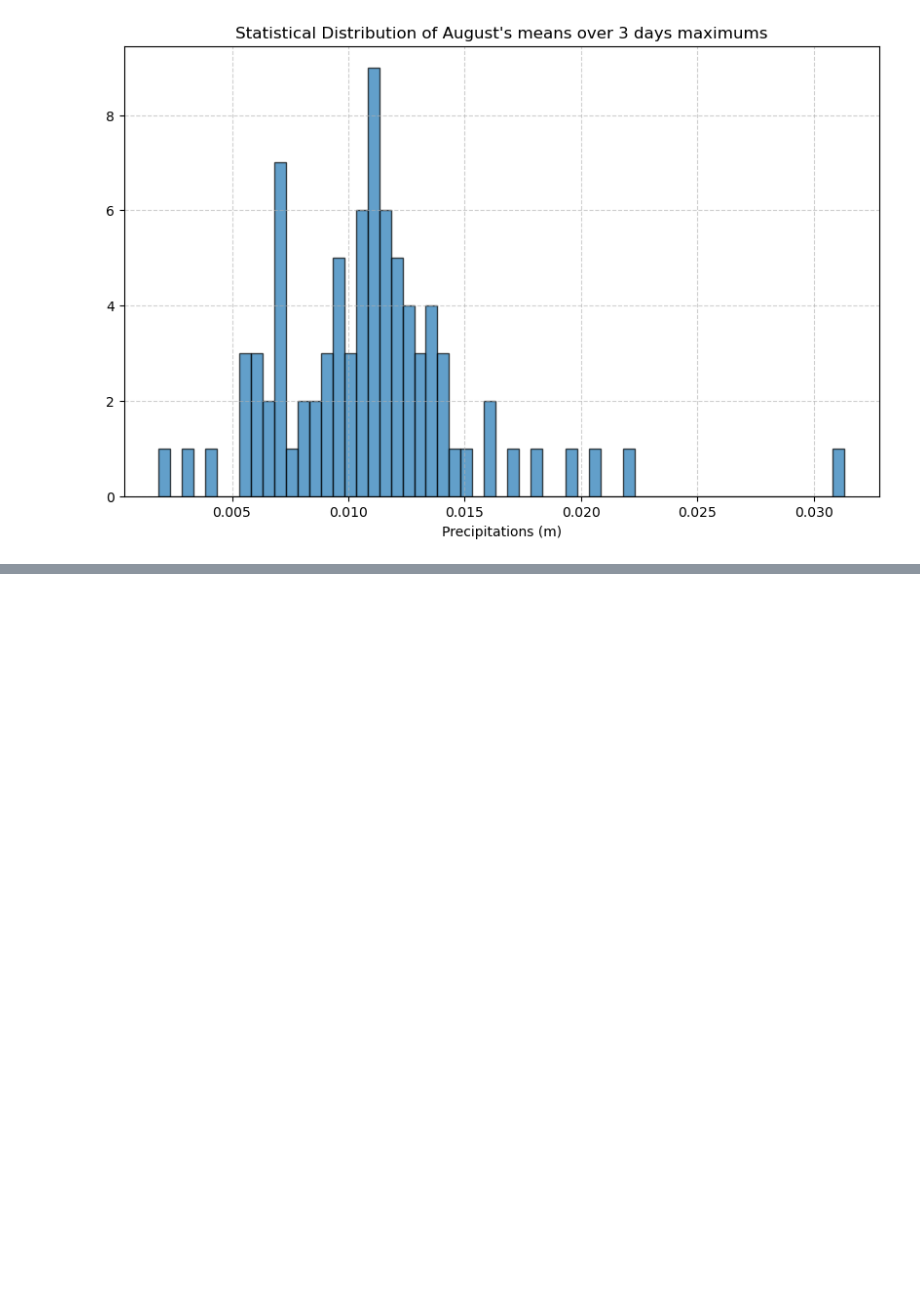
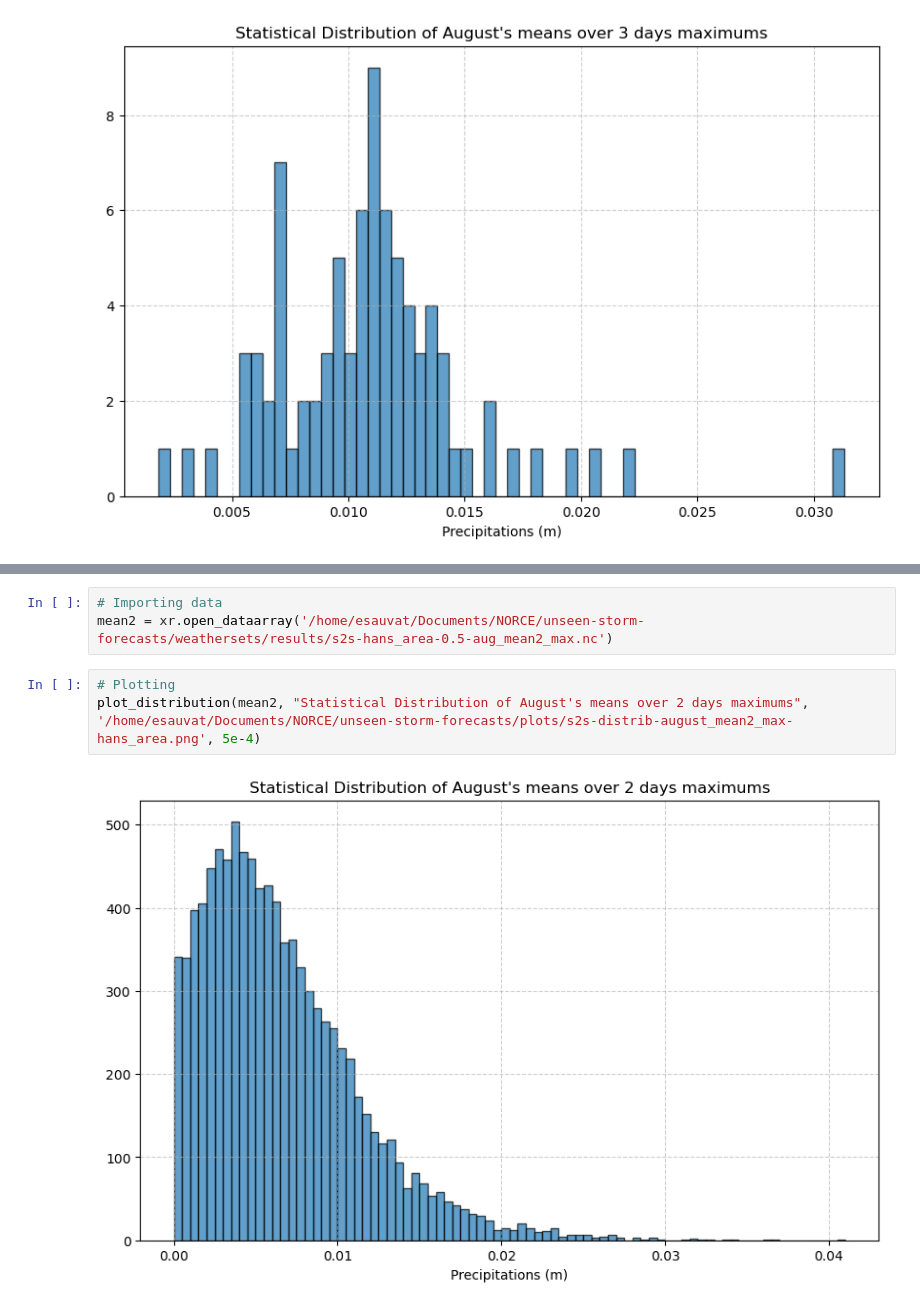
Before and after one commit to esauvat/unseen-storm-forecasts, a Jupyter notebook: script/statistical_distribution.ipynb, the cells around one changed output, grey strips where cells are left out. Drawn from its saved outputs; the diff is of its cells as text; blank space fills up the shorter version.

```diff
--- a/script/statistical_distribution.ipynb
+++ b/script/statistical_distribution.ipynb
@@ -92,0 +247,8 @@ plot_distribution(mean3, "Statistical Distribution of August's means over 3 days
+# %%
+# Importing data
+mean2 = xr.open_dataarray('/home/esauvat/Documents/NORCE/unseen-storm-forecasts/weathersets/results/s2s-hans_area-0.5-aug_mean2_max.nc')
+# %%
+# Plotting
+plot_distribution(mean2, "Statistical Distribution of August's means over 2 days maximums", '/home/esauvat/Documents/NORCE/unseen-storm-forecasts/plots/s2s-distrib-august_mean2_max-hans_area.png', 5e-4)
+# %% [output]
+[figure, added]
```
Also changed, not shown: parts of 16 cells of this notebook, 5 other files.
